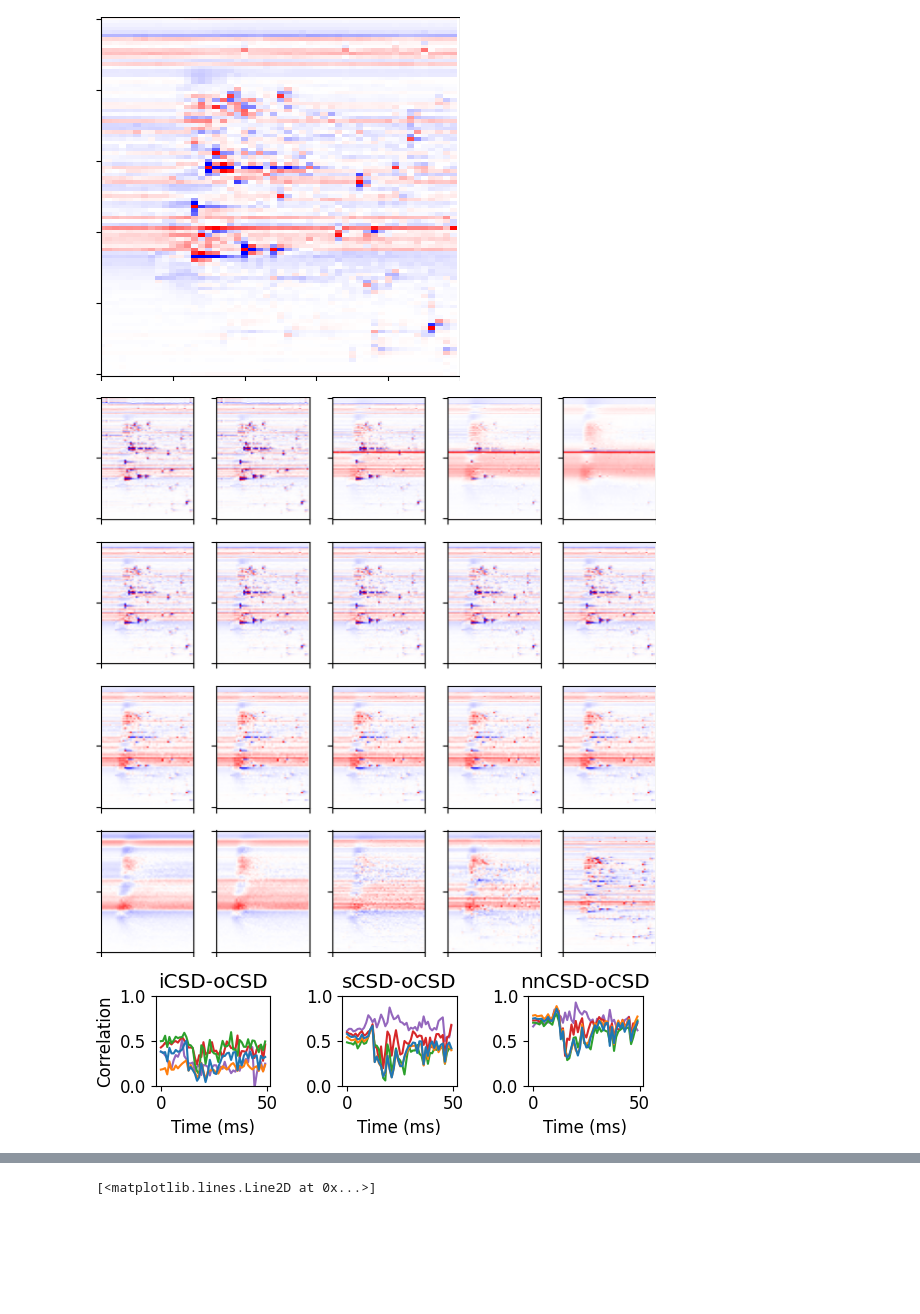
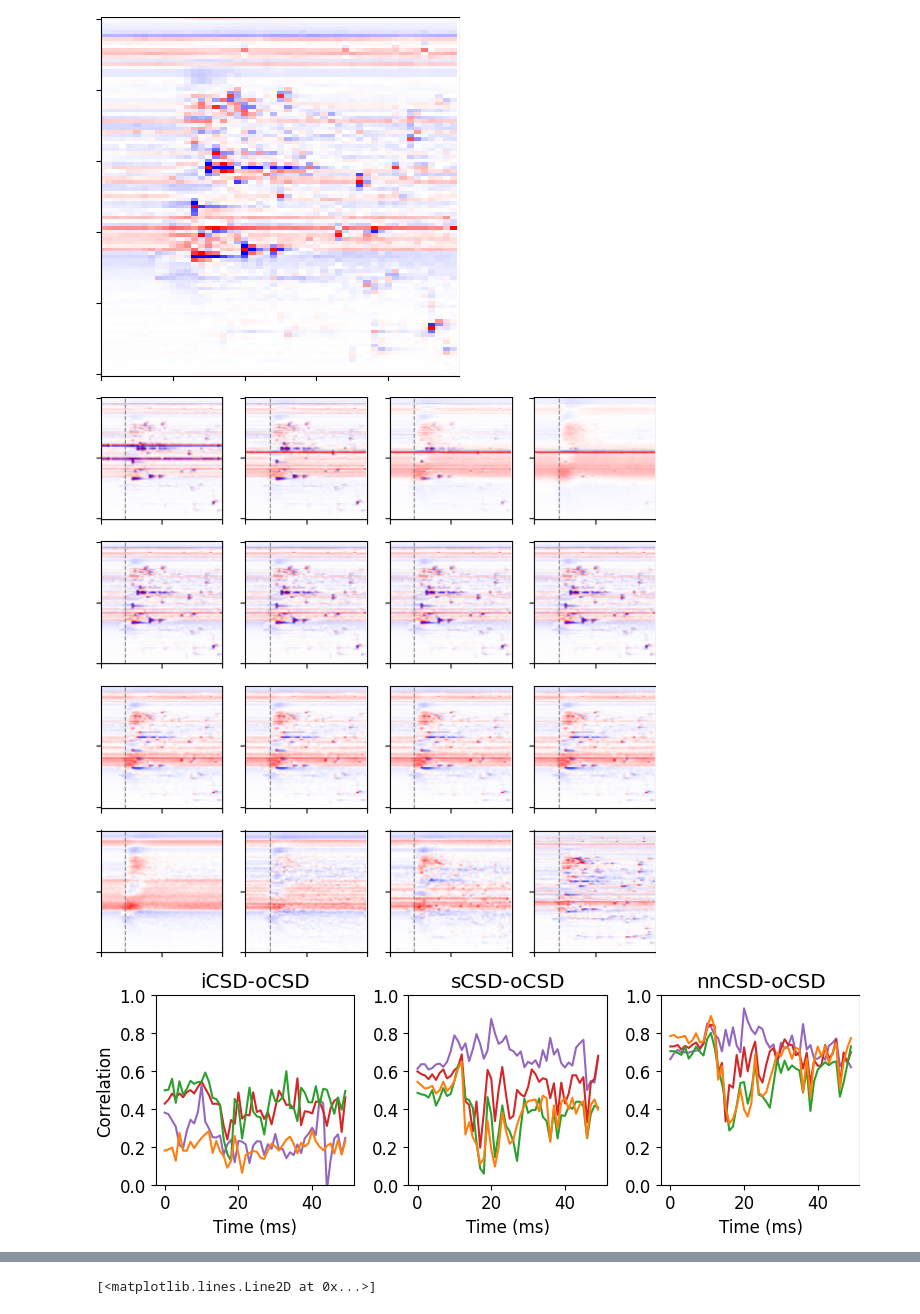
Before and after one commit to joseph-tharayil/csd_paper, a Jupyter notebook: hypothesisTesting/rerun.ipynb, the cells around one changed output, grey strips where cells are left out. Drawn from its saved outputs; the diff is of its cells as text; code cells hidden in the pictures; blank space fills up the shorter version.

Commit message:
Updates plots for revisions

```diff
--- a/hypothesisTesting/rerun.ipynb
+++ b/hypothesisTesting/rerun.ipynb
@@ -602,66 +602,68 @@ correlations_test_nn_500 = []
 for i in np.arange(50):
     correlations_test_nn_500.append(np.corrcoef(nncsd.T[:,i],ocsd_500.T[1:-1,i])[0,1])
 # %%
-fig, axes = plt.subplots(4,5,figsize=(6,6))
-
-plotFig(axes[0][0],icsd_high_new_500.get_csd())
-plotFig(axes[0][1],icsd_high_new_500.get_csd())
-plotFig(axes[0][2],icsd_high_new_100.get_csd())
-plotFig(axes[0][3],icsd_high_new_50.get_csd())
-plotFig(axes[0][4],icsd_high_new_20.get_csd())
-
+fig, axes = plt.subplots(4,4,figsize=(6,6))
+plotFig(axes[0][0],icsd_high_new_200.get_csd())
+plotFig(axes[0][1],icsd_high_new_100.get_csd())
+plotFig(axes[0][2],icsd_high_new_50.get_csd())
+plotFig(axes[0][3],icsd_high_new_20.get_csd())
 plotFig(axes[1][0],sCsd_high_new.get_csd())
 plotFig(axes[1][1],sCsd_high_new.get_csd())
 plotFig(axes[1][2],sCsd_high_new.get_csd())
 plotFig(axes[1][3],sCsd_high_new.get_csd())
-plotFig(axes[1][4],sCsd_high_new.get_csd())
-
 plotFig(axes[2][0],nncsd.T)
 plotFig(axes[2][1],nncsd.T)
 plotFig(axes[2][2],nncsd.T)
 plotFig(axes[2][3],nncsd.T)
-plotFig(axes[2][4],nncsd.T)
+plotFig(axes[3][0],ocsd_200.T)
+plotFig(axes[3][1],ocsd_100.T)
+plotFig(axes[3][2],ocsd_50.T)
+plotFig(axes[3][3],ocsd_20.T)
 
-plotFig(axes[3][0],ocsd_500.T)
-plotFig(axes[3][1],ocsd_200.T)
-plotFig(axes[3][2],ocsd_100.T)
-plotFig(axes[3][3],ocsd_50.T)
-plotFig(axes[3][4],ocsd_20.T)
+# Add vertical dashed line at t=10 to all subplots
+for ax in axes.flat:
+    ax.axvline(x=10, color='grey', linestyle='--', linewidth=0.8)
+
+plt.tight_layout()
+plt.savefig('/mnt/c/Users/tharayil/Documents/csdRevisions/csd_paper/hypothesisTesting/nonshiftedPositions_rerun/radii.png',dpi=600)
 # %% [output]
-[figure, old version]
+[figure, new version]
 # %%
-plt.figure(figsize=(6,2))
+plt.figure(figsize=(8,3))
 plt.subplot(131)
 plt.title('iCSD-oCSD')
 plt.plot(correlations_test_20,c='C4')
 plt.plot(correlations_test_50,c='C3')
 plt.plot(correlations_test_100,c='C2')
 plt.plot(correlations_test_200,c='C1')
-plt.plot(correlations_test_500,c='C0')
+# plt.plot(correlations_test_500,c='C0')
 plt.xlabel('Time (ms)')
 plt.ylabel('Correlation')
 plt.ylim([0,1])
 
 plt.subplot(132)
 plt.title('sCSD-oCSD')
 plt.plot(correlations_test_std_20,c='C4')
 plt.plot(correlations_test_std_50,c='C3')
 plt.plot(correlations_test_std_100,c='C2')
 plt.plot(correlations_test_std_200,c='C1')
-plt.plot(correlations_test_std_500,c='C0')
+# plt.plot(correlations_test_std_500,c='C0')
 plt.xlabel('Time (ms)')
 plt.ylim([0,1])
 
 plt.subplot(133)
 plt.title('nnCSD-oCSD')
 plt.plot(correlations_test_nn_20,c='C4')
 plt.plot(correlations_test_nn_50,c='C3')
 plt.plot(correlations_test_nn_100,c='C2')
 plt.plot(correlations_test_nn_200,c='C1')
-plt.plot(correlations_test_nn_500,c='C0')
+# plt.plot(correlations_test_nn_500,c='C0')
 plt.ylim([0,1])
+# plt.legend([r'$\rho=200 \mu m$',r'$\rho=100 \mu m$',r'$\rho=50 \mu m$',r'$\rho=20 \mu m$'])
 plt.xlabel('Time (ms)')
 
 plt.tight_layout()
+
+plt.savefig('/mnt/c/Users/tharayil/Documents/csdRevisions/csd_paper/hypothesisTesting/nonshiftedPositions_rerun/radii_correlation.png',dpi=600)
 # %% [output]
-[figure, old version]
+[figure, new version]
```
Also changed, not shown: parts of 1 cell of this notebook, 1 other file.
